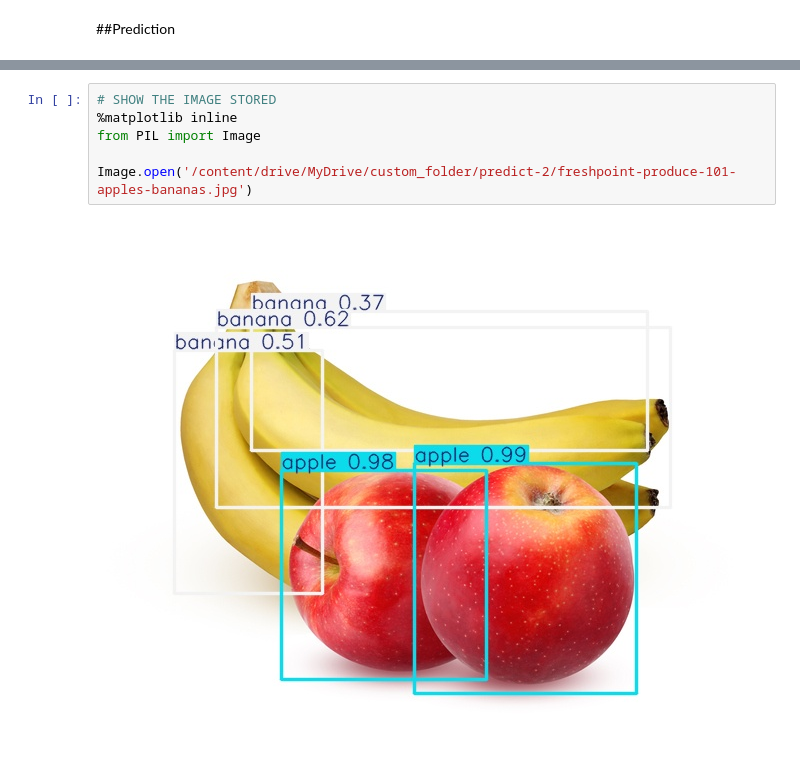
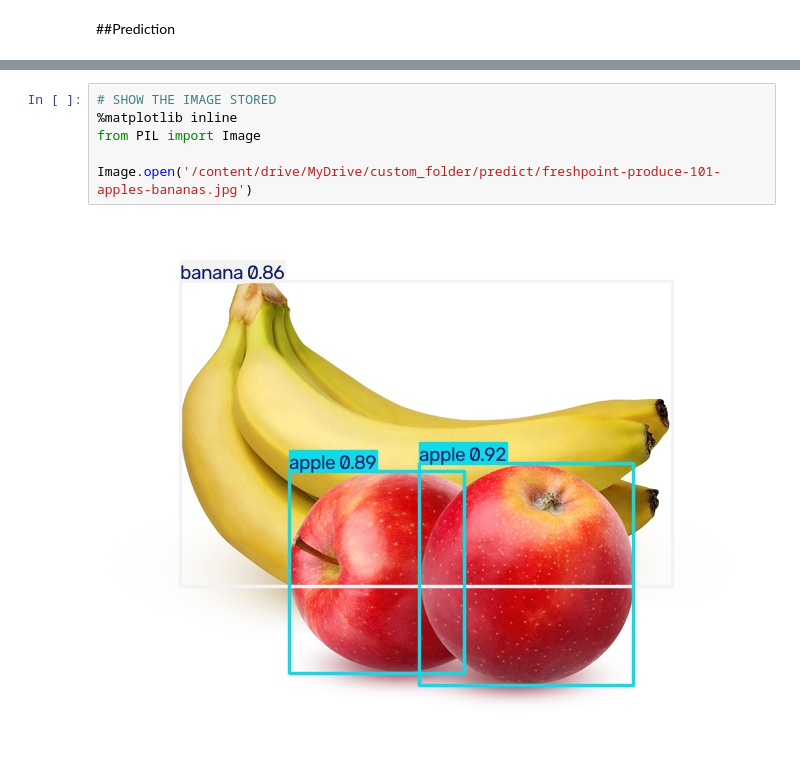
Before and after one commit to dalena3/Computer-Vision-Project, a Jupyter notebook: ComputerVisionProject.ipynb, the cells around one changed output, grey strips where cells are left out. Saved outputs shown, nothing was run; the diff lists cells and outputs as text.

```diff
--- a/ComputerVisionProject.ipynb
+++ b/ComputerVisionProject.ipynb
@@ -691,8 +696,8 @@ Results saved to /content/drive/MyDrive/custom_folder/predict-2
 # %%
 # SHOW THE IMAGE STORED
 %matplotlib inline
 from PIL import Image
 
-Image.open('/content/drive/MyDrive/custom_folder/predict-2/freshpoint-produce-101-apples-bananas.jpg')
+Image.open('/content/drive/MyDrive/custom_folder/predict/freshpoint-produce-101-apples-bananas.jpg')
 # %% [output]
-[figure, old version]
+[figure, new version]
```
Also changed, not shown: parts of 8 cells of this notebook.
